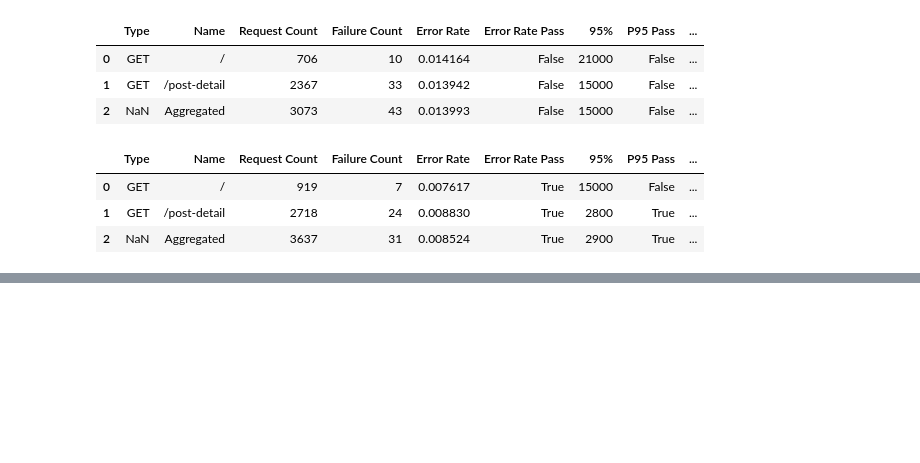
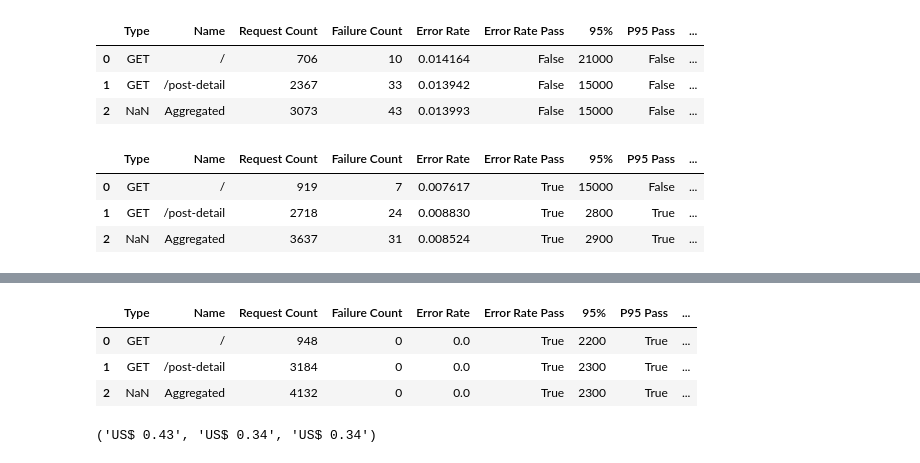
Before and after one commit to jonasluz/DIA.X540.cloud-ai, a Jupyter notebook: Project-4/Project-4.ipynb, the cells around one changed output, grey strips where cells are left out. Saved outputs shown, nothing was run; the diff lists cells and outputs as text; code cells hidden in the pictures; blank space fills up the shorter version.

```diff
--- a/Project-4/Project-4.ipynb
+++ b/Project-4/Project-4.ipynb
@@ -425,0 +491,11 @@ evaluate_results_from_csv('results/m5-2xlarge_100u_1i_stats.csv')
+# %%
+evaluate_results_from_csv('results/c5-xlarge_100u_2i_proof_stats.csv')
+# %% [output]
+|  | Type | Name | Request Count | Failure Count | Error Rate | Error Rate Pass | 95% | P95 Pass | ... |
+| 0 | GET | / | 948 | 0 | 0.0 | True | 2200 | True | ... |
+| 1 | GET | /post-detail | 3184 | 0 | 0.0 | True | 2300 | True | ... |
+| 2 | NaN | Aggregated | 4132 | 0 | 0.0 | True | 2300 | True | ... |
+# %%
+cost_of('c5.large', 5), cost_of('c5.xlarge', 2), cost_of('c5.2xlarge', 1)
+# %% [output]
+('US$ 0.43', 'US$ 0.34', 'US$ 0.34')
```
Also changed, not shown: parts of 15 cells of this notebook, 6 other files.
